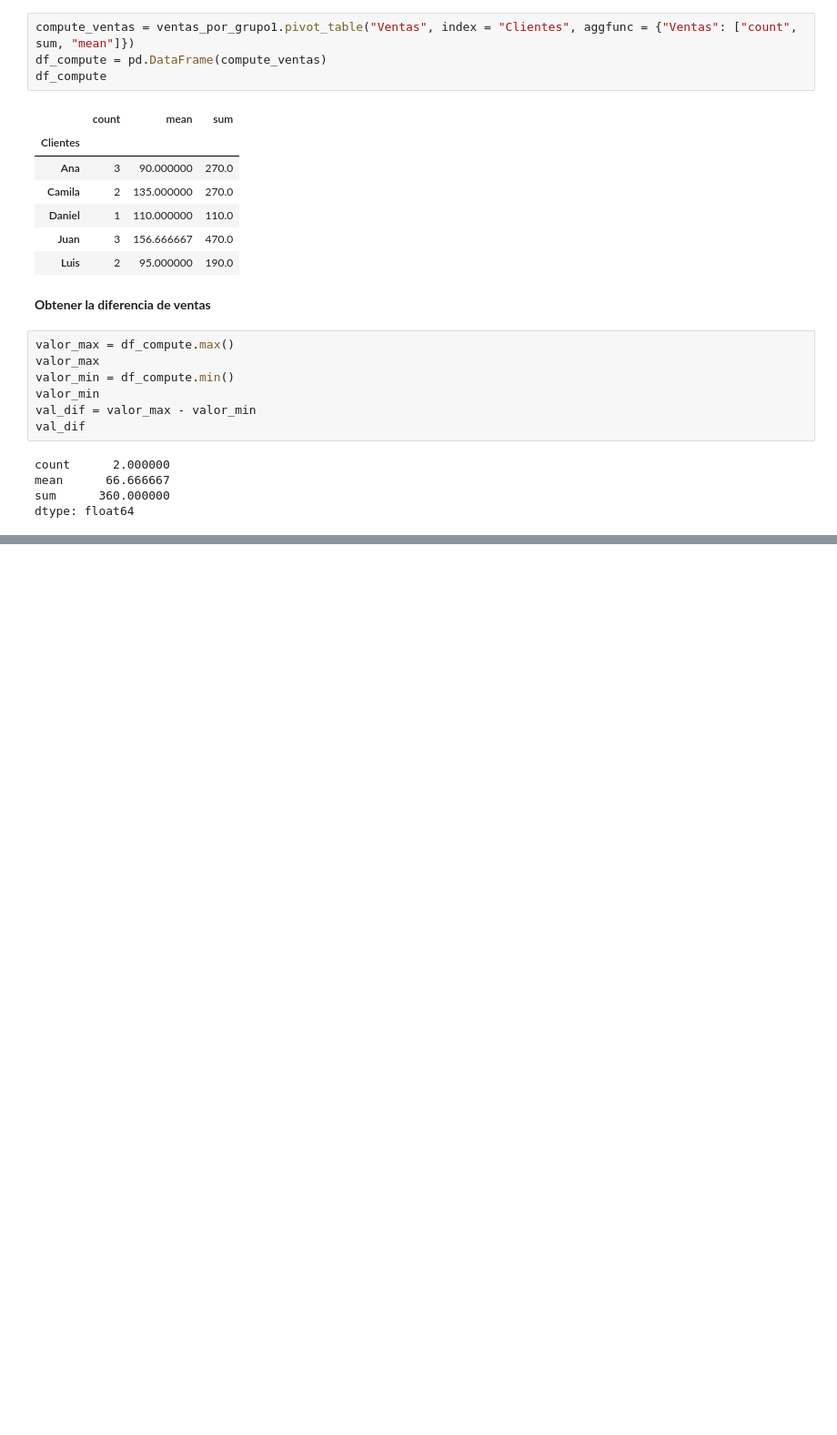
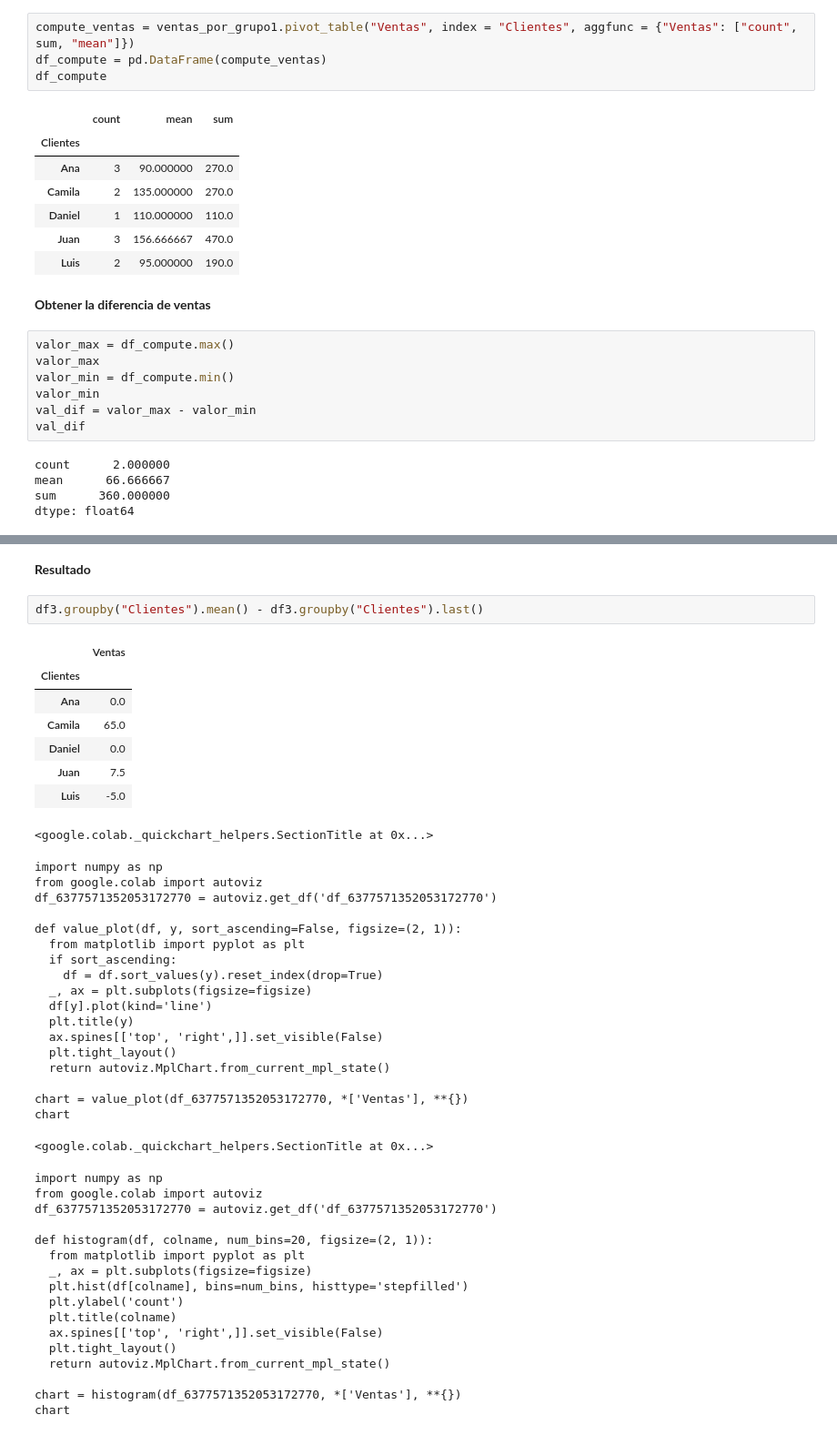
Before and after one commit to whuera/procesamiento-datos, a Jupyter notebook: m3_t1_ventas.ipynb, the cells around one changed output, grey strips where cells are left out. Shown: that part at 91% size. Drawn from its saved outputs; the diff is of its cells as text; blank space fills up the shorter version.

```diff
--- a/m3_t1_ventas.ipynb
+++ b/m3_t1_ventas.ipynb
@@ -249,0 +296,47 @@ dtype: float64
+# %% [markdown]
+**Resultado**
+# %%
+df3.groupby("Clientes").mean() - df3.groupby("Clientes").last()
+# %% [output]
+|  | Ventas |
+| Clientes |  |
+| Ana | 0.0 |
+| Camila | 65.0 |
+| Daniel | 0.0 |
+| Juan | 7.5 |
+| Luis | -5.0 |
+<google.colab._quickchart_helpers.SectionTitle at 0x...>
+import numpy as np
+from google.colab import autoviz
+df_6377571352053172770 = autoviz.get_df('df_6377571352053172770')
+
+def value_plot(df, y, sort_ascending=False, figsize=(2, 1)):
+  from matplotlib import pyplot as plt
+  if sort_ascending:
+    df = df.sort_values(y).reset_index(drop=True)
+  _, ax = plt.subplots(figsize=figsize)
+  df[y].plot(kind='line')
+  plt.title(y)
+  ax.spines[['top', 'right',]].set_visible(False)
+  plt.tight_layout()
+  return autoviz.MplChart.from_current_mpl_state()
+
+chart = value_plot(df_6377571352053172770, *['Ventas'], **{})
+chart
+<google.colab._quickchart_helpers.SectionTitle at 0x...>
+import numpy as np
+from google.colab import autoviz
+df_6377571352053172770 = autoviz.get_df('df_6377571352053172770')
+
+def histogram(df, colname, num_bins=20, figsize=(2, 1)):
+  from matplotlib import pyplot as plt
+  _, ax = plt.subplots(figsize=figsize)
+  plt.hist(df[colname], bins=num_bins, histtype='stepfilled')
+  plt.ylabel('count')
+  plt.title(colname)
+  ax.spines[['top', 'right',]].set_visible(False)
+  plt.tight_layout()
+  return autoviz.MplChart.from_current_mpl_state()
+
+chart = histogram(df_6377571352053172770, *['Ventas'], **{})
+chart
```
Also changed, not shown: parts of 8 cells of this notebook.
